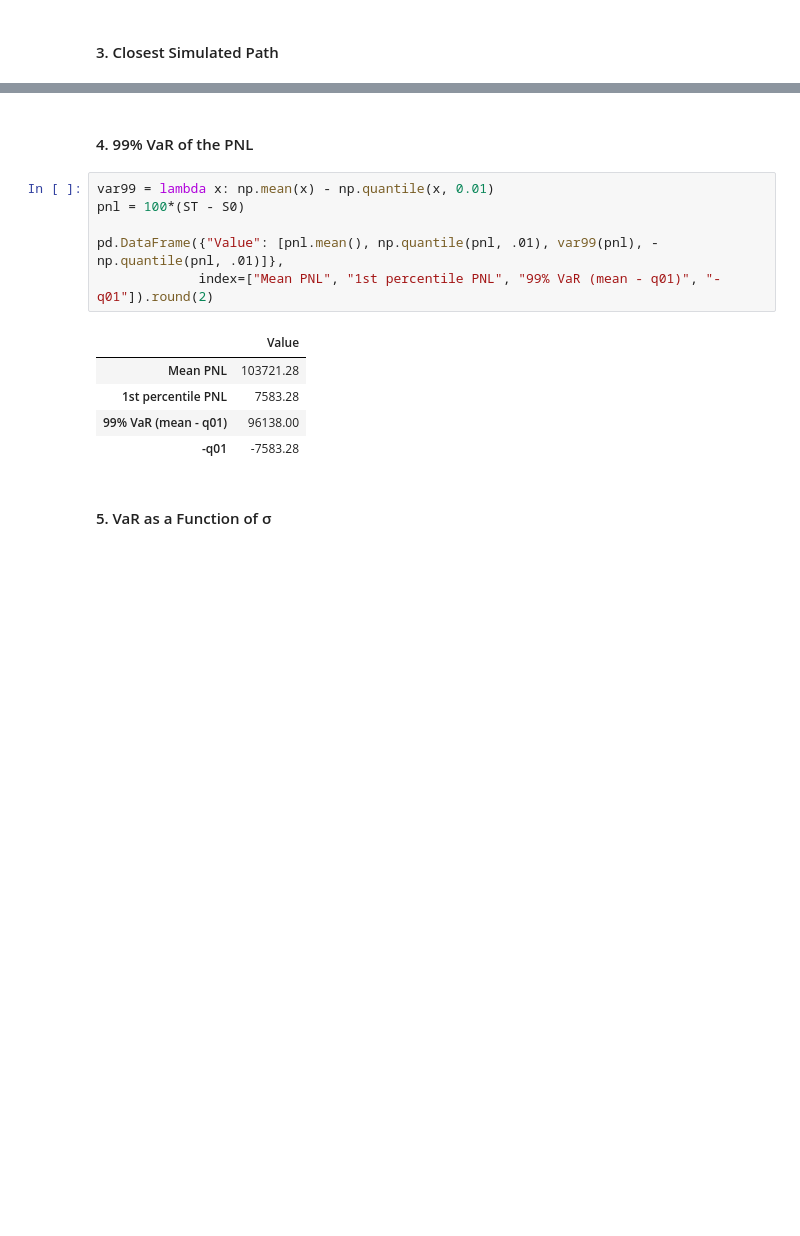
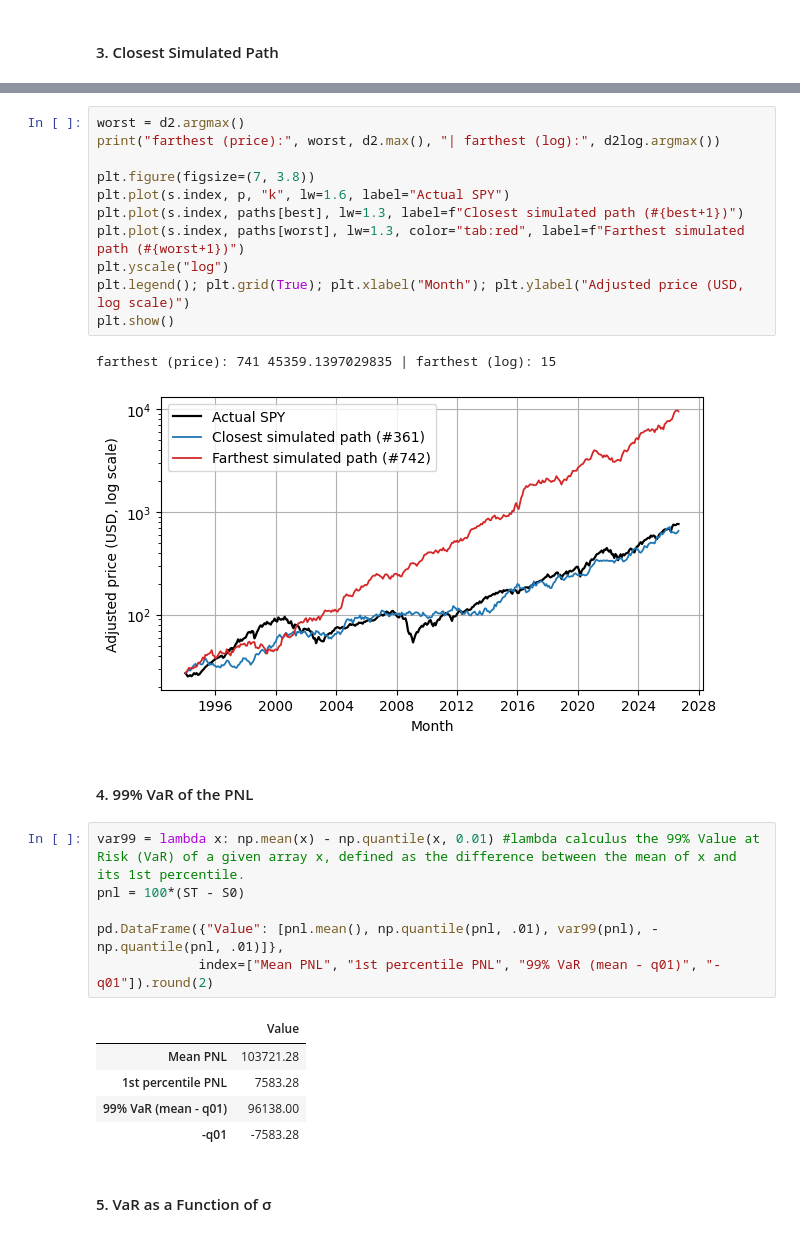
Before and after one commit to ctorello17/FE-535-Project, a Jupyter notebook: project1.ipynb, the cells around one changed output, grey strips where cells are left out. Saved outputs shown, nothing was run; the diff lists cells and outputs as text; blank space fills up the shorter version.

```diff
--- a/project1.ipynb
+++ b/project1.ipynb
@@ -674,7 +675,21 @@ closest (price): 360 677.1659127801428 | closest (log): 755 | median dist: 2828.
+# %%
+worst = d2.argmax()
+print("farthest (price):", worst, d2.max(), "| farthest (log):", d2log.argmax())
+
+plt.figure(figsize=(7, 3.8))
+plt.plot(s.index, p, "k", lw=1.6, label="Actual SPY")
+plt.plot(s.index, paths[best], lw=1.3, label=f"Closest simulated path (#{best+1})")
+plt.plot(s.index, paths[worst], lw=1.3, color="tab:red", label=f"Farthest simulated path (#{worst+1})")
+plt.yscale("log")
+plt.legend(); plt.grid(True); plt.xlabel("Month"); plt.ylabel("Adjusted price (USD, log scale)")
+plt.show()
+# %% [output]
+farthest (price): 741 45359.1397029835 | farthest (log): 15
+[figure, added]
 # %% [markdown]
 #### 4. 99% VaR of the PNL
 # %%
-var99 = lambda x: np.mean(x) - np.quantile(x, 0.01)
+var99 = lambda x: np.mean(x) - np.quantile(x, 0.01) #lambda calculus the 99% Value at Risk (VaR) of a given array x, defined as the difference between the mean of x and its 1st percentile.
 pnl = 100*(ST - S0)
 
 pd.DataFrame({"Value": [pnl.mean(), np.quantile(pnl, .01), var99(pnl), -np.quantile(pnl, .01)]},
```
Also changed, not shown: parts of 10 cells of this notebook.
